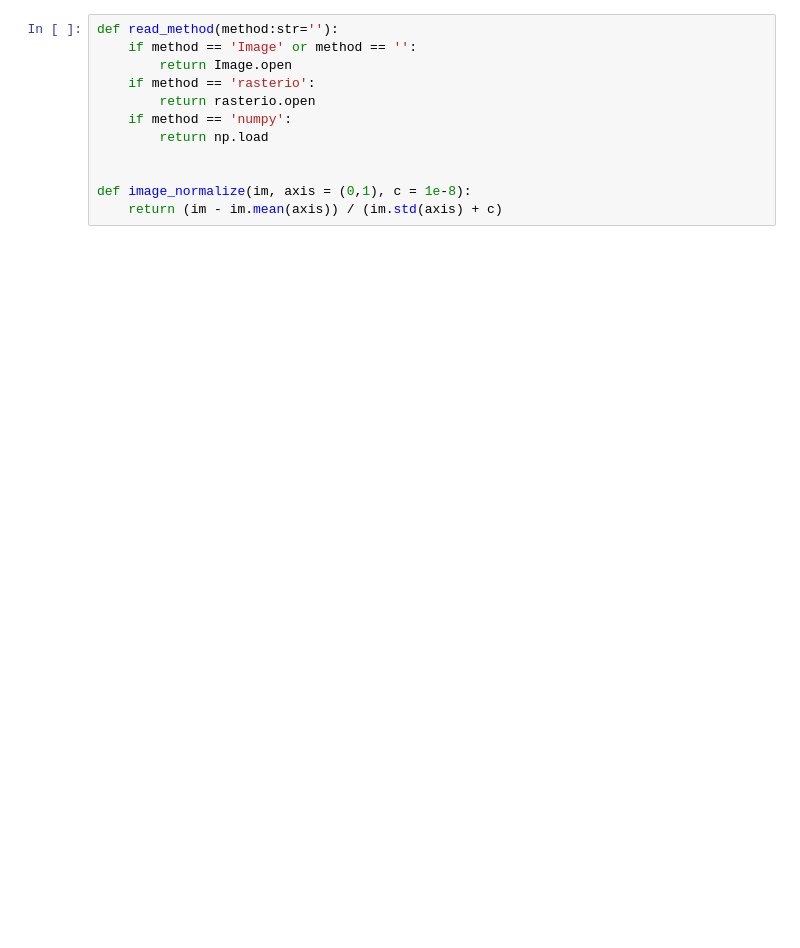
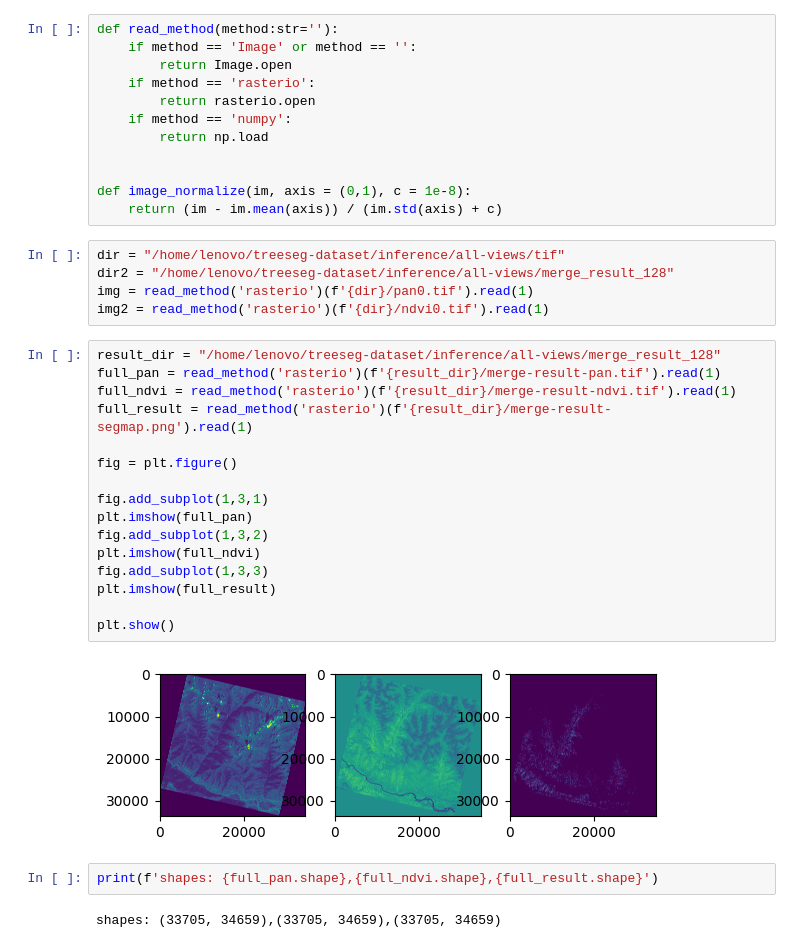
Before and after one commit to WinterCyan/TreeSeg, a Jupyter notebook: standalone/validate_dataset.ipynb, the cells around one changed output. Cells and saved outputs as stored; diff of their text form; blank space fills up the shorter version.

Commit message:
fixed merge

```diff
--- a/standalone/validate_dataset.ipynb
+++ b/standalone/validate_dataset.ipynb
@@ -15,3 +16,30 @@ def read_method(method:str=''):
 
 def image_normalize(im, axis = (0,1), c = 1e-8):
     return (im - im.mean(axis)) / (im.std(axis) + c)
+# %%
+dir = "/home/lenovo/treeseg-dataset/inference/all-views/tif"
+dir2 = "/home/lenovo/treeseg-dataset/inference/all-views/merge_result_128"
+img = read_method('rasterio')(f'{dir}/pan0.tif').read(1)
+img2 = read_method('rasterio')(f'{dir}/ndvi0.tif').read(1)
+# %%
+result_dir = "/home/lenovo/treeseg-dataset/inference/all-views/merge_result_128"
+full_pan = read_method('rasterio')(f'{result_dir}/merge-result-pan.tif').read(1)
+full_ndvi = read_method('rasterio')(f'{result_dir}/merge-result-ndvi.tif').read(1)
+full_result = read_method('rasterio')(f'{result_dir}/merge-result-segmap.png').read(1)
+
+fig = plt.figure()
+
+fig.add_subplot(1,3,1)
+plt.imshow(full_pan)
+fig.add_subplot(1,3,2)
+plt.imshow(full_ndvi)
+fig.add_subplot(1,3,3)
+plt.imshow(full_result)
+
+plt.show()
+# %% [output]
+[figure, added]
+# %%
+print(f'shapes: {full_pan.shape},{full_ndvi.shape},{full_result.shape}')
+# %% [output]
+shapes: (33705, 34659),(33705, 34659),(33705, 34659)
```
Also changed, not shown: parts of 5 cells of this notebook, 2 other files.
